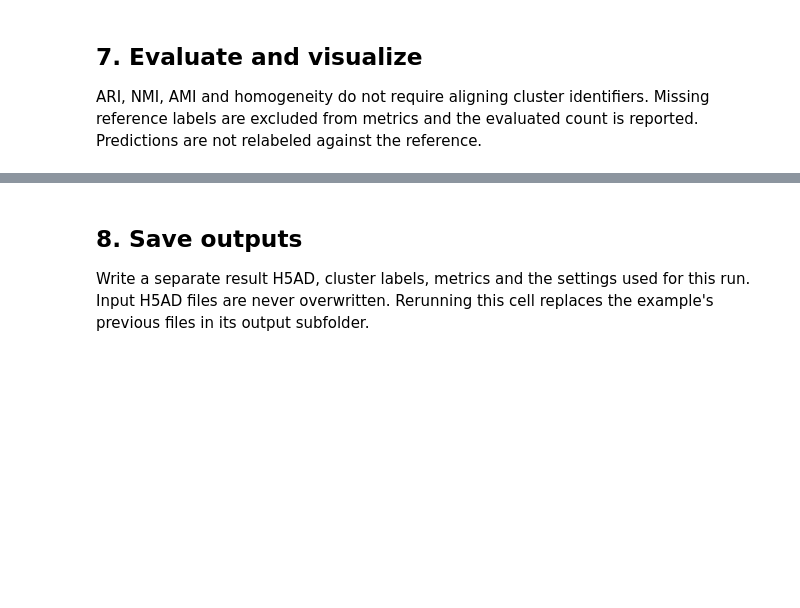
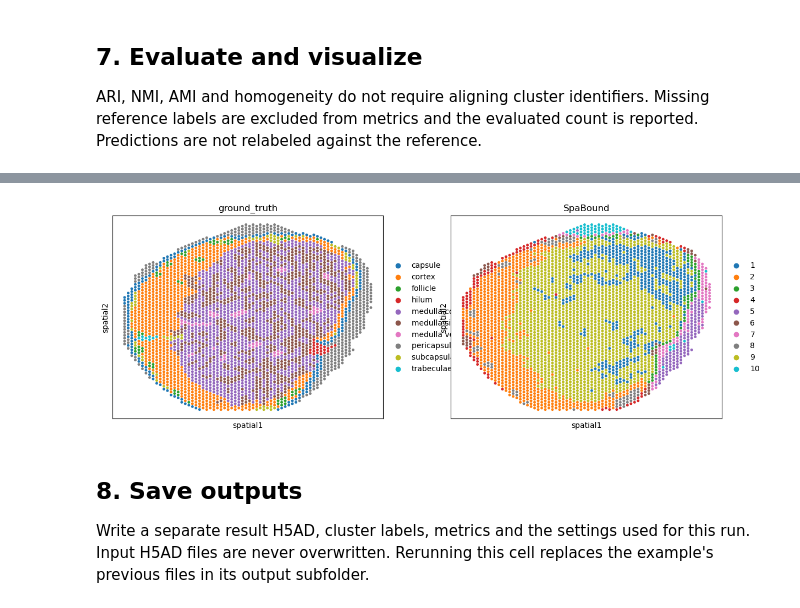
Before and after one commit to chenzheng311/SpaBound, a Jupyter notebook: examples/spabound_hln_a1.ipynb, the cells around one changed output, grey strips where cells are left out. Saved outputs shown, nothing was run; the diff lists cells and outputs as text; code cells hidden in the pictures; blank space fills up the shorter version.

Commit message:
Update example notebooks with saved runs and source-checkout imports

```diff
--- a/examples/spabound_hln_a1.ipynb
+++ b/examples/spabound_hln_a1.ipynb
@@ -9,7 +9,29 @@ Provide your own paired H5AD files; data and previously generated results are no
 # %%
 import os
 import random
+import sys
 from pathlib import Path
+
+# Locate the source checkout before importing SpaBound.
+# Also support Jupyter launched from the parent workspace containing SpaBound/.
+cwd = Path.cwd().resolve()
+REPO_ROOT = next(
+    (
+        candidate
+        for parent in (cwd, *cwd.parents)
+        for candidate in (parent, parent / 'SpaBound')
+        if (candidate / 'pyproject.toml').is_file()
+        and (candidate / 'spabound' / '__init__.py').is_file()
+    ),
+    None,
+)
+if REPO_ROOT is None:
+    raise RuntimeError(
+        'Start Jupyter in the SpaBound repository, its examples/ directory, '
+        'or the parent workspace containing SpaBound/.'
+    )
+if str(REPO_ROOT) not in sys.path:
+    sys.path.insert(0, str(REPO_ROOT))
 
 import numpy as np
 import pandas as pd
@@ -37,16 +59,6 @@ def setup_seed(seed=42):
     torch.backends.cudnn.benchmark = False
 
 
-# Run with the working directory at the repository root or examples/.
-cwd = Path.cwd().resolve()
-REPO_ROOT = next(
-    (p for p in (cwd, *cwd.parents) if (p / 'pyproject.toml').is_file()),
-    None,
-)
-if REPO_ROOT is None:
-    raise RuntimeError('Start Jupyter in the SpaBound repository root or examples/.')
-
-
 def configured_root(variable, default_folder):
     value = Path(os.environ.get(variable, default_folder)).expanduser()
     return value if value.is_absolute() else REPO_ROOT / value
@@ -205,9 +359,8 @@ pd.Series(metrics, name=DATASET)
 # %%
-sc.pp.neighbors(result, use_rep='SpaBound')
-sc.tl.umap(result)
-colors = ([REFERENCE_KEY] if REFERENCE_KEY in result.obs else []) + ['SpaBound']
-sc.pl.umap(result, color=colors, size=25)
+
 sc.pl.embedding(result, basis='spatial', color=colors, size=50)
+# %% [output]
+[figure, added]
 # %% [markdown]
 ## 8. Save outputs
 
```
Also changed, not shown: parts of 5 cells of this notebook, 3 other files.
